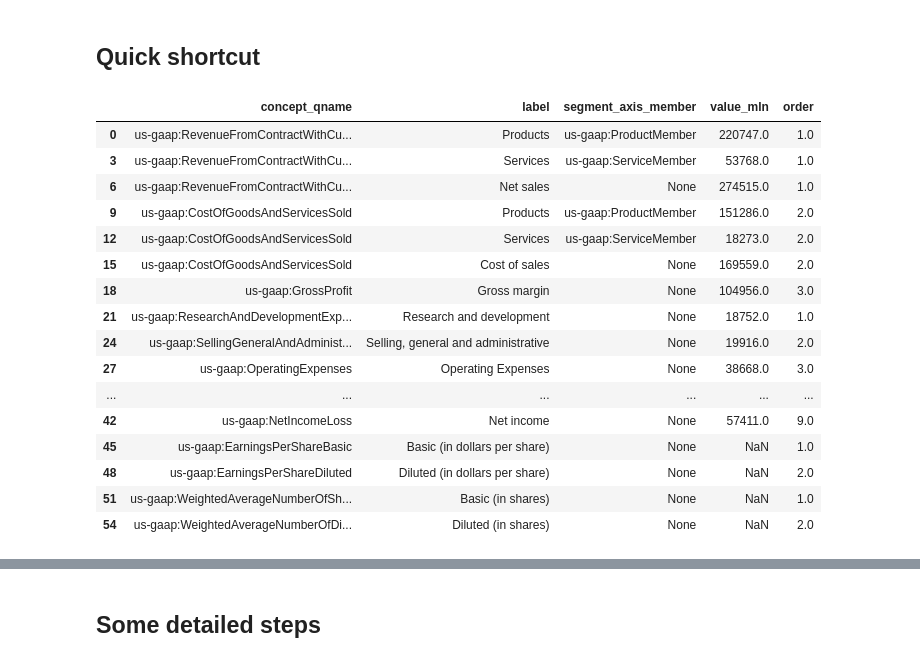
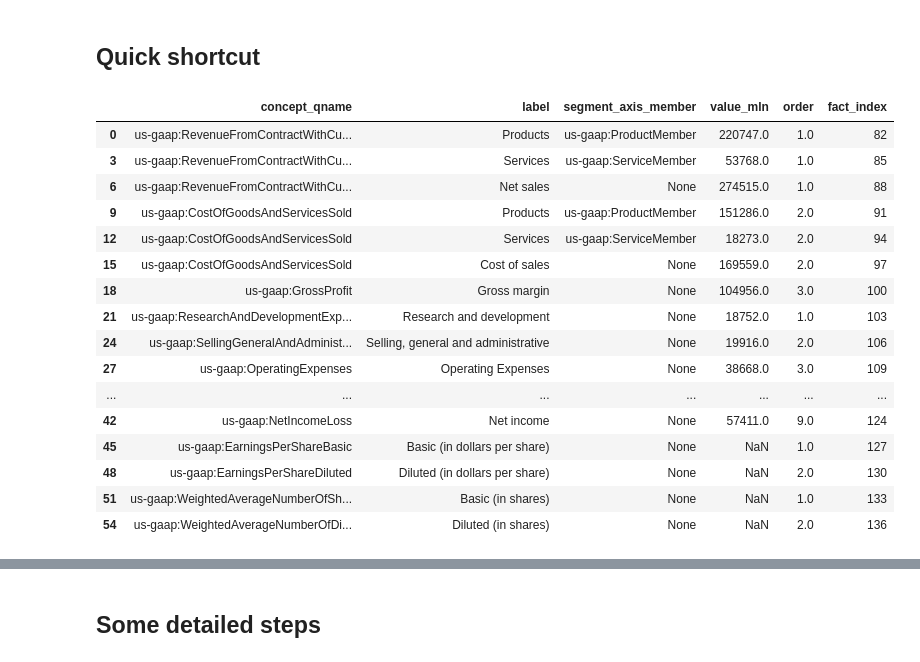
Before and after one commit to reeyarn/openesef, a Jupyter notebook: examples/apple_2020.ipynb, the cells around one changed output, grey strips where cells are left out. Saved outputs shown, nothing was run; the diff lists cells and outputs as text; code cells hidden in the pictures.

```diff
--- a/examples/apple_2020.ipynb
+++ b/examples/apple_2020.ipynb
@@ -27,25 +27,25 @@ apple_2020 = get_xbrl_df_by_ticker_year(ticker="AAPL", year=2020, force_reload=F
 apple_2020_current_facts = get_current_fact_df(apple_2020.get("fact_df", None))
 # %%
 apple_2020_current_facts.loc[(apple_2020_current_facts.statement_type == "SOP") & (apple_2020_current_facts.fact_included == True),
-                             ["concept_qname", "label", "segment_axis_member", "value_mln", "order"]]
+                             ["concept_qname", "label", "segment_axis_member", "value_mln", "order", "fact_index"]]
 # %% [output]
-|  | concept_qname | label | segment_axis_member | value_mln | order |
-| 0 | us-gaap:RevenueFromContractWithCu... | Products | us-gaap:ProductMember | 220747.0 | 1.0 |
-| 3 | us-gaap:RevenueFromContractWithCu... | Services | us-gaap:ServiceMember | 53768.0 | 1.0 |
-| 6 | us-gaap:RevenueFromContractWithCu... | Net sales | None | 274515.0 | 1.0 |
-| 9 | us-gaap:CostOfGoodsAndServicesSold | Products | us-gaap:ProductMember | 151286.0 | 2.0 |
-| 12 | us-gaap:CostOfGoodsAndServicesSold | Services | us-gaap:ServiceMember | 18273.0 | 2.0 |
-| 15 | us-gaap:CostOfGoodsAndServicesSold | Cost of sales | None | 169559.0 | 2.0 |
-| 18 | us-gaap:GrossProfit | Gross margin | None | 104956.0 | 3.0 |
-| 21 | us-gaap:ResearchAndDevelopmentExp... | Research and development | None | 18752.0 | 1.0 |
-| 24 | us-gaap:SellingGeneralAndAdminist... | Selling, general and administrative | None | 19916.0 | 2.0 |
-| 27 | us-gaap:OperatingExpenses | Operating Expenses | None | 38668.0 | 3.0 |
-| ... | ... | ... | ... | ... | ... |
-| 42 | us-gaap:NetIncomeLoss | Net income | None | 57411.0 | 9.0 |
-| 45 | us-gaap:EarningsPerShareBasic | Basic (in dollars per share) | None | NaN | 1.0 |
-| 48 | us-gaap:EarningsPerShareDiluted | Diluted (in dollars per share) | None | NaN | 2.0 |
-| 51 | us-gaap:WeightedAverageNumberOfSh... | Basic (in shares) | None | NaN | 1.0 |
-| 54 | us-gaap:WeightedAverageNumberOfDi... | Diluted (in shares) | None | NaN | 2.0 |
+|  | concept_qname | label | segment_axis_member | value_mln | order | fact_index |
+| 0 | us-gaap:RevenueFromContractWithCu... | Products | us-gaap:ProductMember | 220747.0 | 1.0 | 82 |
+| 3 | us-gaap:RevenueFromContractWithCu... | Services | us-gaap:ServiceMember | 53768.0 | 1.0 | 85 |
+| 6 | us-gaap:RevenueFromContractWithCu... | Net sales | None | 274515.0 | 1.0 | 88 |
+| 9 | us-gaap:CostOfGoodsAndServicesSold | Products | us-gaap:ProductMember | 151286.0 | 2.0 | 91 |
+| 12 | us-gaap:CostOfGoodsAndServicesSold | Services | us-gaap:ServiceMember | 18273.0 | 2.0 | 94 |
+| 15 | us-gaap:CostOfGoodsAndServicesSold | Cost of sales | None | 169559.0 | 2.0 | 97 |
+| 18 | us-gaap:GrossProfit | Gross margin | None | 104956.0 | 3.0 | 100 |
+| 21 | us-gaap:ResearchAndDevelopmentExp... | Research and development | None | 18752.0 | 1.0 | 103 |
+| 24 | us-gaap:SellingGeneralAndAdminist... | Selling, general and administrative | None | 19916.0 | 2.0 | 106 |
+| 27 | us-gaap:OperatingExpenses | Operating Expenses | None | 38668.0 | 3.0 | 109 |
+| ... | ... | ... | ... | ... | ... | ... |
+| 42 | us-gaap:NetIncomeLoss | Net income | None | 57411.0 | 9.0 | 124 |
+| 45 | us-gaap:EarningsPerShareBasic | Basic (in dollars per share) | None | NaN | 1.0 | 127 |
+| 48 | us-gaap:EarningsPerShareDiluted | Diluted (in dollars per share) | None | NaN | 2.0 | 130 |
+| 51 | us-gaap:WeightedAverageNumberOfSh... | Basic (in shares) | None | NaN | 1.0 | 133 |
+| 54 | us-gaap:WeightedAverageNumberOfDi... | Diluted (in shares) | None | NaN | 2.0 | 136 |
 # %% [markdown]
 The above is the Statement of Operations from XBRL extraction; below is a screenshot of the same statement from the Form 10-K filing.
 
```
